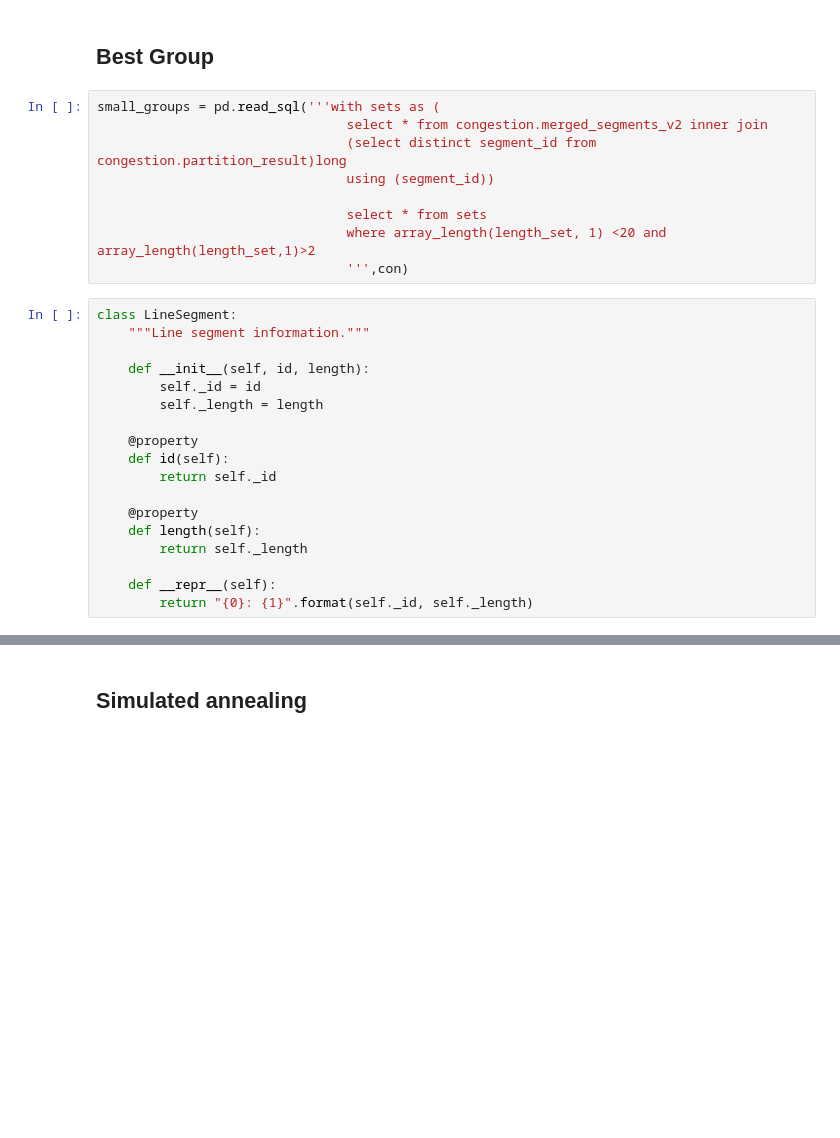
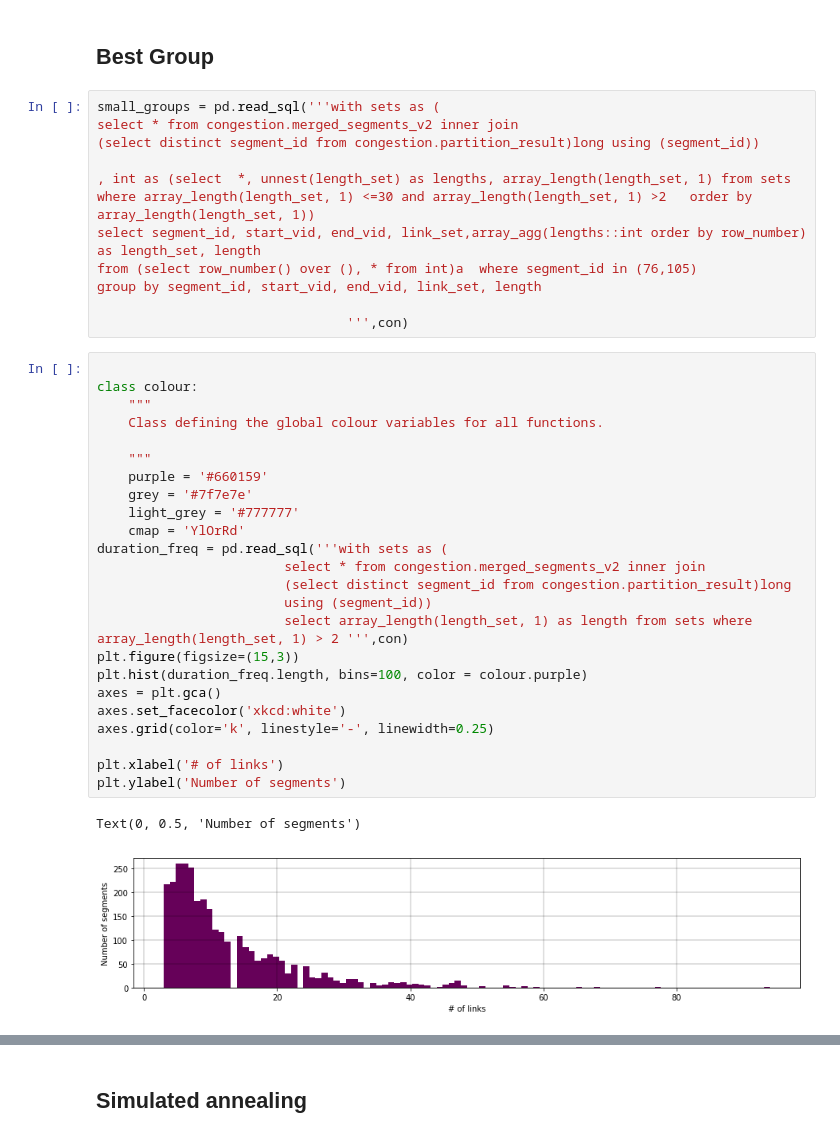
Before and after one commit to CityofToronto/bdit_congestion, a Jupyter notebook: congestion_grid/segment_partition.ipynb, the cells around one changed output, grey strips where cells are left out. Saved outputs shown, nothing was run; the diff lists cells and outputs as text; blank space fills up the shorter version.

```diff
--- a/congestion_grid/segment_partition.ipynb
+++ b/congestion_grid/segment_partition.ipynb
@@ -88,31 +90,43 @@ for index, row in merged.iterrows():
 ## Best Group
 # %%
 small_groups = pd.read_sql('''with sets as (
-                                select * from congestion.merged_segments_v2 inner join
-                                (select distinct segment_id from congestion.partition_result)long
-                                using (segment_id))
+select * from congestion.merged_segments_v2 inner join
+(select distinct segment_id from congestion.partition_result)long using (segment_id))
 
-                                select * from sets
-                                where array_length(length_set, 1) <20 and array_length(length_set,1)>2
+, int as (select  *, unnest(length_set) as lengths, array_length(length_set, 1) from sets
+where array_length(length_set, 1) <=30 and array_length(length_set, 1) >2   order by array_length(length_set, 1))
+select segment_id, start_vid, end_vid, link_set,array_agg(lengths::int order by row_number) as length_set, length
+from (select row_number() over (), * from int)a	 where segment_id in (76,105)
+group by segment_id, start_vid, end_vid, link_set, length
+
                                 ''',con)
-# %%
-class LineSegment:
-    """Line segment information."""
-
-    def __init__(self, id, length):
-        self._id = id
-        self._length = length
-
-    @property
-    def id(self):
-        return self._id
-
-    @property
-    def length(self):
-        return self._length
-
-    def __repr__(self):
-        return "{0}: {1}".format(self._id, self._length)
+# %%
+
+class colour:
+    """
+    Class defining the global colour variables for all functions.
+
+    """
+    purple = '#660159'
+    grey = '#7f7e7e'
+    light_grey = '#777777'
+    cmap = 'YlOrRd'
+duration_freq = pd.read_sql('''with sets as (
+                        select * from congestion.merged_segments_v2 inner join
+                        (select distinct segment_id from congestion.partition_result)long
+                        using (segment_id))
+                        select array_length(length_set, 1) as length from sets where array_length(length_set, 1) > 2 ''',con)
+plt.figure(figsize=(15,3))
+plt.hist(duration_freq.length, bins=100, color = colour.purple)
+axes = plt.gca()
+axes.set_facecolor('xkcd:white')
+axes.grid(color='k', linestyle='-', linewidth=0.25)
+
+plt.xlabel('# of links')
+plt.ylabel('Number of segments')
+# %% [output]
+Text(0, 0.5, 'Number of segments')
+[figure, added]
 # %%
 def get_num_groups(length_set, length):
     num_link = len(length_set)
```
Also changed, not shown: parts of 9 cells of this notebook.
